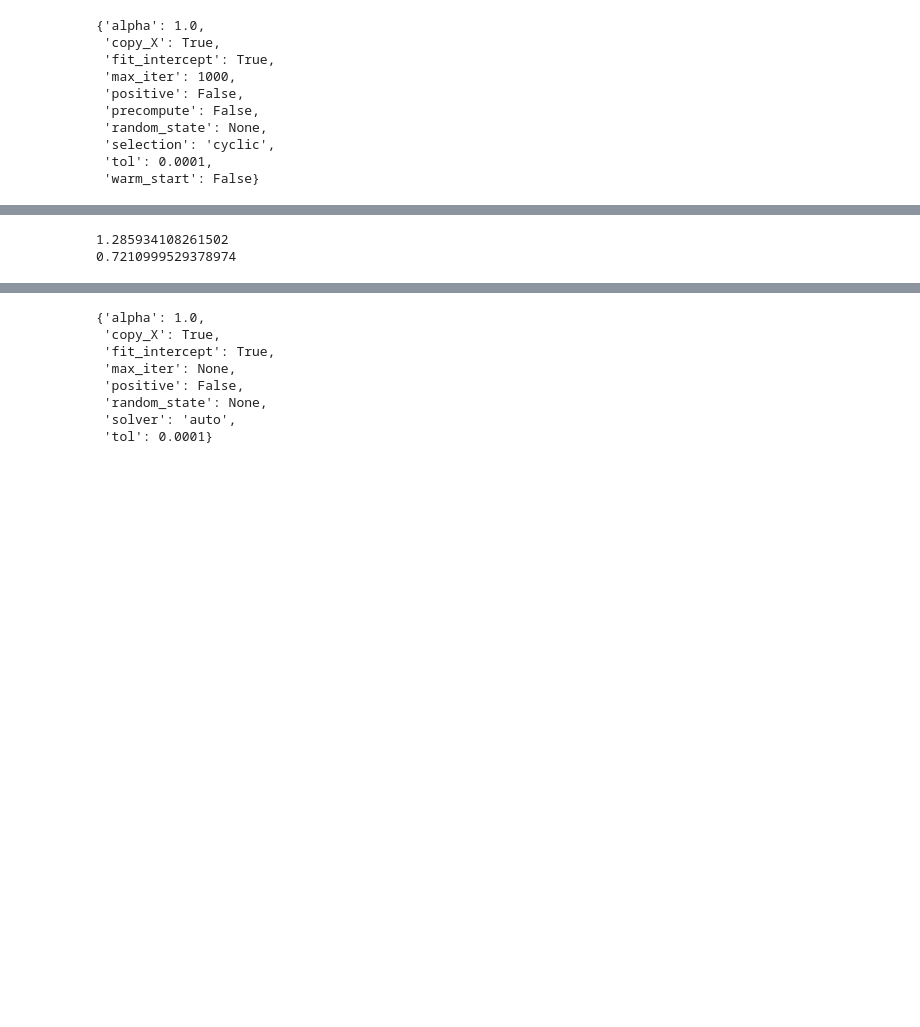
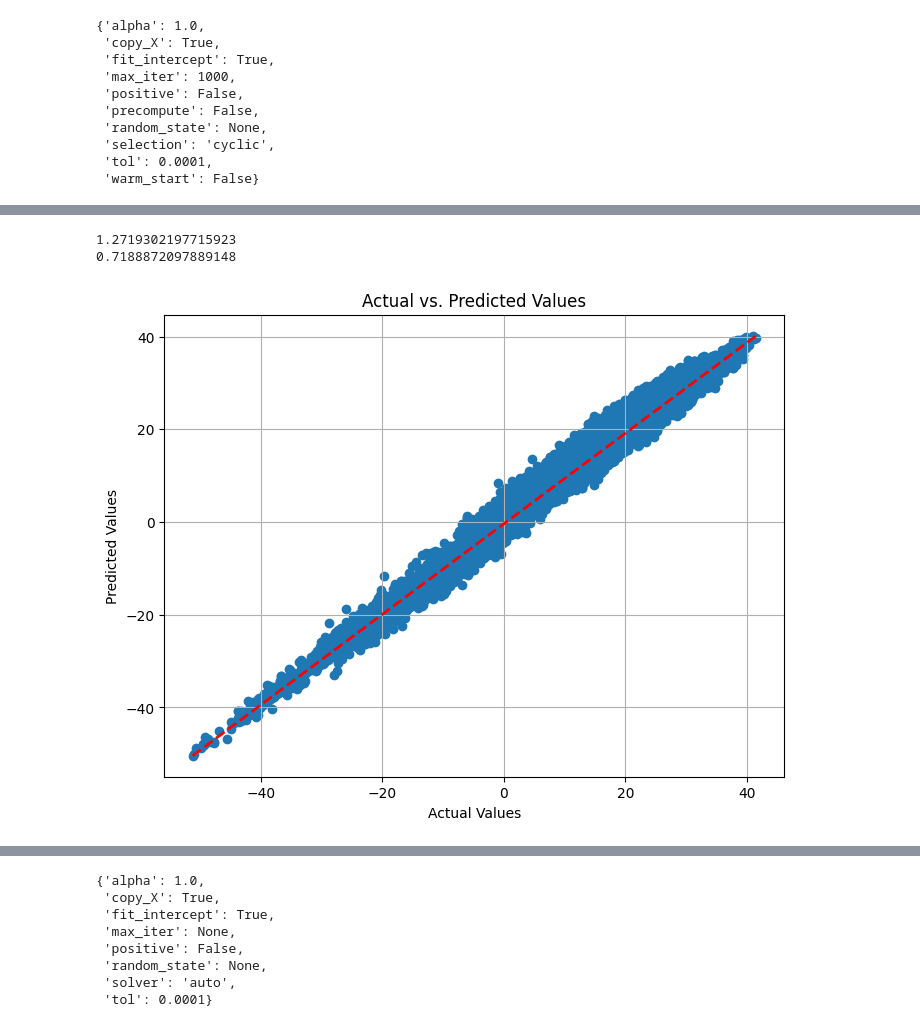
Before and after one commit to 202311003/idm_assignment_1, a Jupyter notebook: DM_project.ipynb, the cells around one changed output, grey strips where cells are left out. Cells and saved outputs as stored; diff of their text form; code cells hidden in the pictures; blank space fills up the shorter version.

```diff
--- a/DM_project.ipynb
+++ b/DM_project.ipynb
@@ -395,17 +389,13 @@ param_grid = {
     'positive': [True,False]
 }
 
-# GridSearchCV setup
 grid_search = GridSearchCV(model, param_grid, cv=5,verbose=1, n_jobs=-1)
-grid_search.fit(X_train, y_train)
-
-# Best parameters from grid search
+grid_search.fit(X_train_scaled, y_train)
 best_params = grid_search.best_params_
 print(f"Best parameters: {best_params}")
 
-# Evaluate the best model
 best_model = grid_search.best_estimator_
-test_score = best_model.score(X_test, y_test)
+test_score = best_model.score(X_test_scaled, y_test)
 print(f"Test R^2 Score of Best Model: {test_score}")
 # %% [output]
 Fitting 5 folds for each of 144 candidates, totalling 720 fits
@@ -414,15 +404,30 @@ Test R^2 Score of Best Model: 0.9919491133225148
 # %%
 ##Lasso tunning
-model2t=Lasso(alpha= 0.001, fit_intercept= True, max_iter= 100, positive= True)
-model2t.fit(X_train,y_train)
-y_predt2=model2t.predict(X_test)
+model2t=Lasso(alpha= 0.001, fit_intercept= True, max_iter= 100, positive= False)
+model2t.fit(X_train_scaled,y_train)
+y_predt2=model2t.predict(X_test_scaled)
 mse2t = mean_squared_error(y_test, y_predt2)
 print(mse2t)
 mae2t = mean_absolute_error(y_test, y_predt2)
 print(mae2t)
 # %% [output]
-1.285934108261502
-0.7210999529378974
+1.2719302197715923
+0.7188872097889148
+# %%
+plt.figure(figsize=(8, 6))
+plt.scatter(y_test, y_predt2)
+plt.xlabel("Actual Values")
+plt.ylabel("Predicted Values")
+plt.title("Actual vs. Predicted Values")
+plt.grid(True)
+
+# Add a diagonal line for reference (perfect predictions)
+plt.plot([min(y_test), max(y_test)], [min(y_predt2), max(y_predt2)], linestyle='--', color='red', linewidth=2)
+
+# Show the plot
+plt.show()
+# %% [output]
+[figure, added]
 # %%
 #Ridge Regression
 model3 = Ridge()
```
Also changed, not shown: parts of 29 cells of this notebook.
